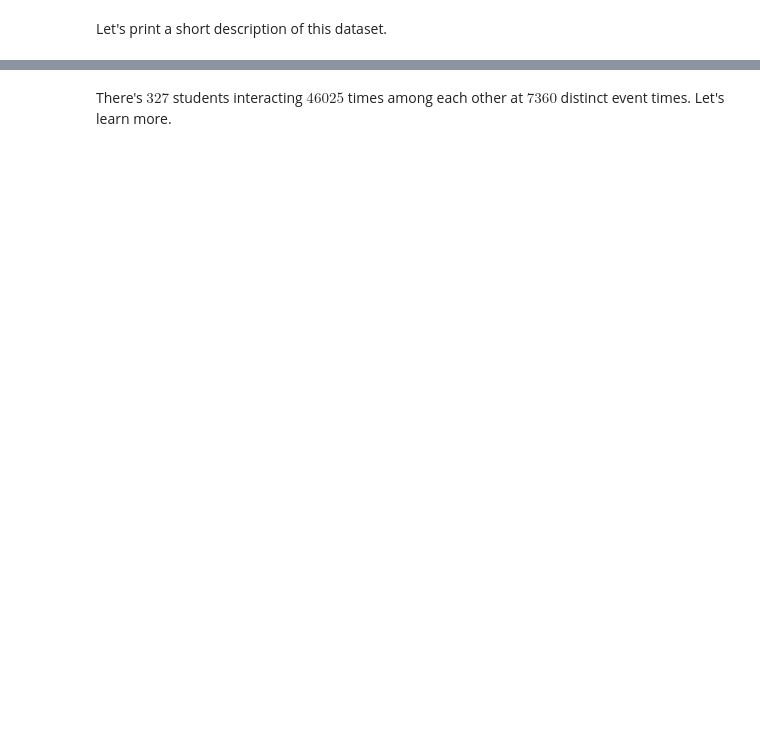
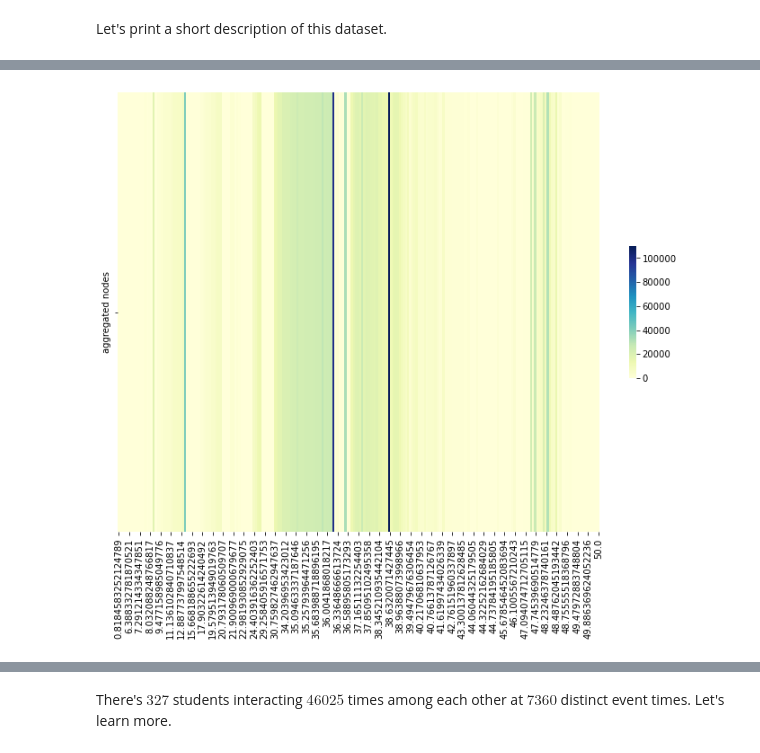
Before and after one commit to busyweaver/Straph, a Jupyter notebook: docs/notebooks/Use Case 1, Temporal Network Analysis-betweenness.ipynb, the cells around one changed output, grey strips where cells are left out. Cells and saved outputs as stored; diff of their text form; code cells hidden in the pictures; blank space fills up the shorter version.

```diff
--- a/docs/notebooks/Use Case 1, Temporal Network Analysis-betweenness.ipynb
+++ b/docs/notebooks/Use Case 1, Temporal Network Analysis-betweenness.ipynb
@@ -160,0 +106,6 @@ fig.savefig("out.png")
+# %%
+bt.aggregated_time_betweenness(nouveau, events, bet, square = False)
+fig = ax.get_figure()
+fig.savefig("out.png")
+# %% [output]
+[figure, added]
```
Also changed, not shown: parts of 17 cells of this notebook, 6 other files.
